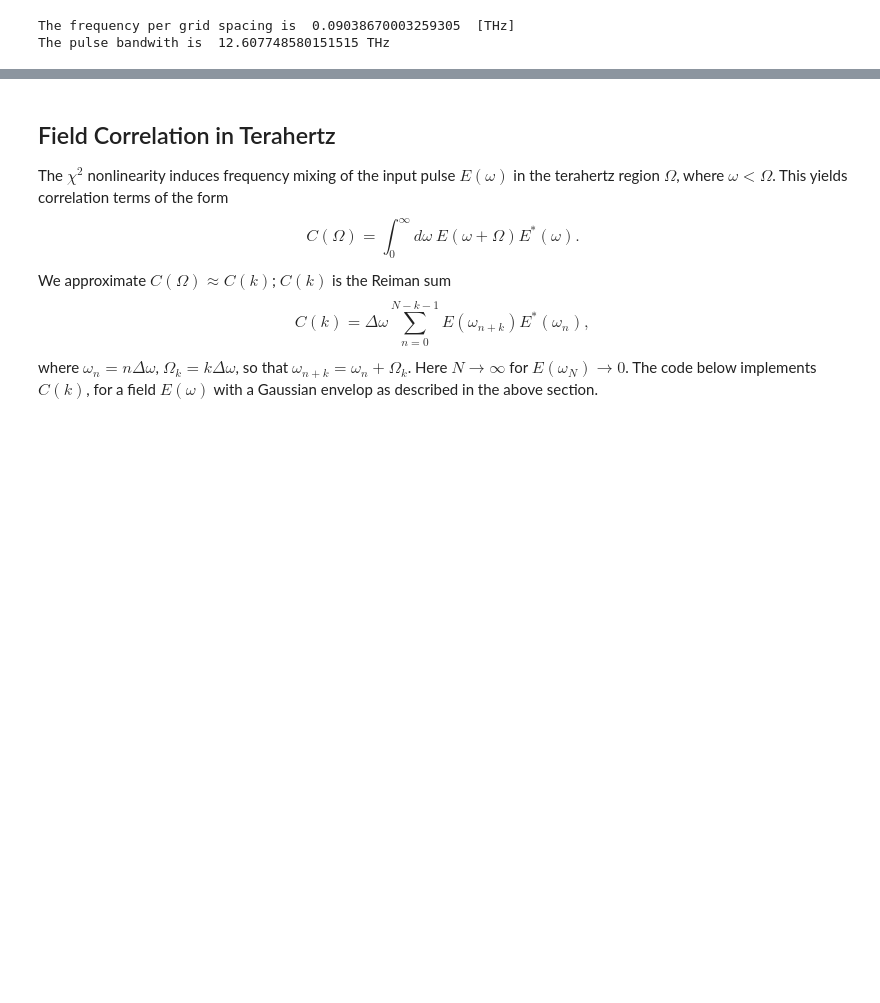
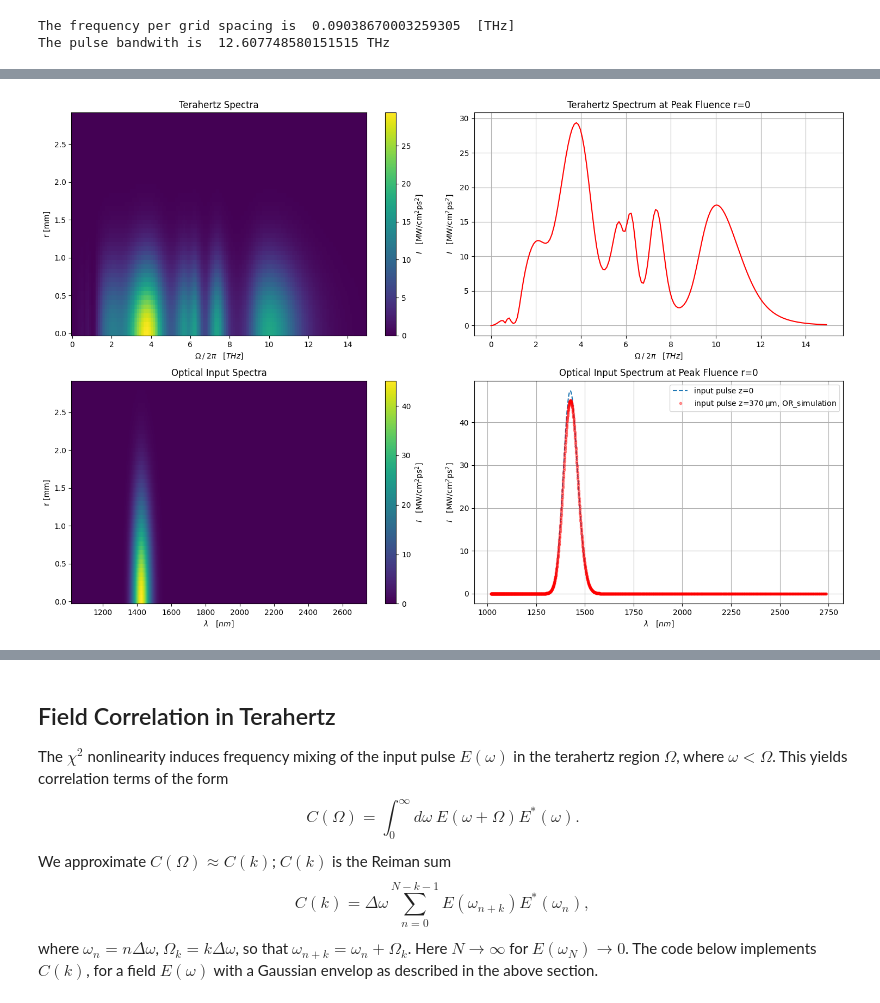
Before and after one commit to p-engel/nonlinear_optics, a Jupyter notebook: optical_rectification/analysis.ipynb, the cells around one changed output, grey strips where cells are left out. Drawn from its saved outputs; the diff is of its cells as text; code cells hidden in the pictures; blank space fills up the shorter version.

```diff
--- a/optical_rectification/analysis.ipynb
+++ b/optical_rectification/analysis.ipynb
@@ -244,0 +288,22 @@ The pulse bandwith is  12.607748580151515 THz
+# %%
+# --- propagation model ---
+
+f0 = c_thz / 1425e-9                                      # [THz]
+t_fwhm = 35e-3                                            # [ps]
+b0 = 2e-3 / np.sqrt(2*np.log(2))                          # [m]
+energy = 181e-6                                           # [J]
+model = propagator.ORPropagator(
+    t_fwhm, f0, energy, b0,
+    Ω_max=2*np.pi*15, Nw=2**11, cascade=False
+)
+
+# --- solver ---
+
+result = run.or_simulation(model)
+# %%
+# visualize Field Output
+graph = graphs.ORgraphs(result)
+
+graph.spectral_intensity();
+# %% [output]
+[figure, added]
```
Also changed, not shown: parts of 10 cells of this notebook, 3 other files.
